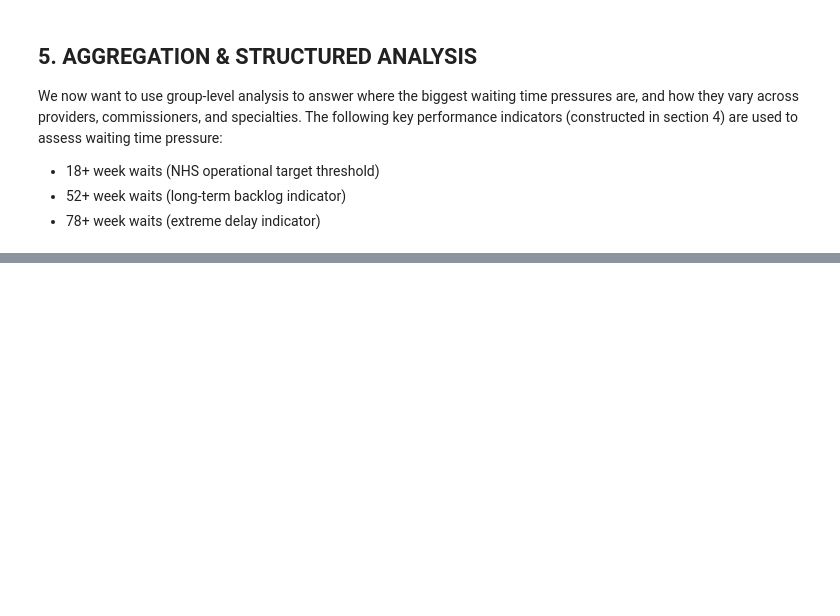
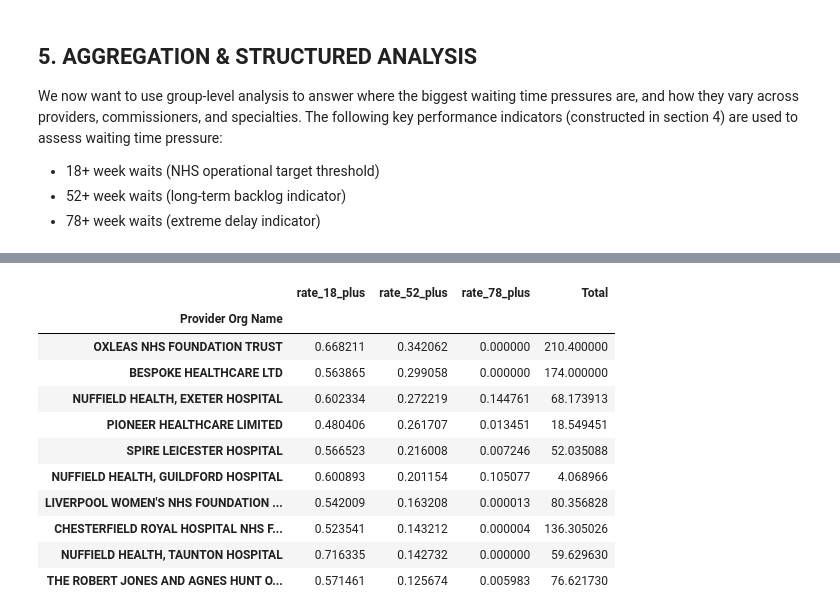
Before and after one commit to MeganRichards1/nhs-waiting-times-analysis, a Jupyter notebook: notebooks/project_analysis.ipynb, the cells around one changed output, grey strips where cells are left out. Cells and saved outputs as stored; diff of their text form; code cells hidden in the pictures; blank space fills up the shorter version.

```diff
--- a/notebooks/project_analysis.ipynb
+++ b/notebooks/project_analysis.ipynb
@@ -23,3 +23,4 @@ The data is stored in a wide format, where each row represents waiting list coun
 The data frame consists of 121 columns including 105 bucket columns representing called "Gt A To B Weeks SUM 1" representing the number of patients whose waiting time for a consultant-led elective treatment is Greater than A weeks but B weeks or less. The remaining 16 columns include information on time period, provider, commissioner, and treatment function.
 # %%
 df["Period"].unique()
+df = df.drop(columns=["Period"])
@@ -382,8 +347,8 @@ df["very_long_wait"] = df[very_long_wait_cols].sum(axis=1)
 # %%
-features = {}
-features["short_wait"] = df[short_wait_cols].sum(axis=1)
-features["medium_wait"] = df[medium_wait_cols].sum(axis=1)
-features["long_wait"] = df[long_wait_cols].sum(axis=1)
-features["very_long_wait"] = df[very_long_wait_cols].sum(axis=1)
-df = pd.concat([df, pd.DataFrame(features)], axis=1)
+analysis_df = analysis_df.copy()
+
+analysis_df["short_wait"] = analysis_df[short_wait_cols].sum(axis=1)
+analysis_df["medium_wait"] = analysis_df[medium_wait_cols].sum(axis=1)
+analysis_df["long_wait"] = analysis_df[long_wait_cols].sum(axis=1)
+analysis_df["very_long_wait"] = analysis_df[very_long_wait_cols].sum(axis=1)
 # %%
@@ -412,0 +382,15 @@ Note that the above waiting-time threshold metrics (18+, 52+, and 78+ weeks) are
+# %%
+analysis_df["rate_18_plus"] = (
+    analysis_df["wait_18_plus"] /
+    analysis_df["Total"]
+)
+
+analysis_df["rate_52_plus"] = (
+    analysis_df["wait_52_plus"] /
+    analysis_df["Total"]
+)
+
+analysis_df["rate_78_plus"] = (
+    analysis_df["wait_78_plus"] /
+    analysis_df["Total"]
+)
@@ -449,0 +419,28 @@ provider_summary
+# %%
+provider_summary = (
+    analysis_df
+    .groupby("Provider Org Name")
+    [[
+        "rate_18_plus",
+        "rate_52_plus",
+        "rate_78_plus",
+        "Total"
+    ]]
+    .mean()
+    .sort_values("rate_52_plus", ascending=False)
+)
+
+provider_summary.head(10)
+# %% [output]
+|  | rate_18_plus | rate_52_plus | rate_78_plus | Total |
+| Provider Org Name |  |  |  |  |
+| OXLEAS NHS FOUNDATION TRUST | 0.668211 | 0.342062 | 0.000000 | 210.400000 |
+| BESPOKE HEALTHCARE LTD | 0.563865 | 0.299058 | 0.000000 | 174.000000 |
+| NUFFIELD HEALTH, EXETER HOSPITAL | 0.602334 | 0.272219 | 0.144761 | 68.173913 |
+| PIONEER HEALTHCARE LIMITED | 0.480406 | 0.261707 | 0.013451 | 18.549451 |
+| SPIRE LEICESTER HOSPITAL | 0.566523 | 0.216008 | 0.007246 | 52.035088 |
+| NUFFIELD HEALTH, GUILDFORD HOSPITAL | 0.600893 | 0.201154 | 0.105077 | 4.068966 |
+| LIVERPOOL WOMEN'S NHS FOUNDATION ... | 0.542009 | 0.163208 | 0.000013 | 80.356828 |
+| CHESTERFIELD ROYAL HOSPITAL NHS F... | 0.523541 | 0.143212 | 0.000004 | 136.305026 |
+| NUFFIELD HEALTH, TAUNTON HOSPITAL | 0.716335 | 0.142732 | 0.000000 | 59.629630 |
+| THE ROBERT JONES AND AGNES HUNT O... | 0.571461 | 0.125674 | 0.005983 | 76.621730 |
```
Also changed, not shown: parts of 46 cells of this notebook.
